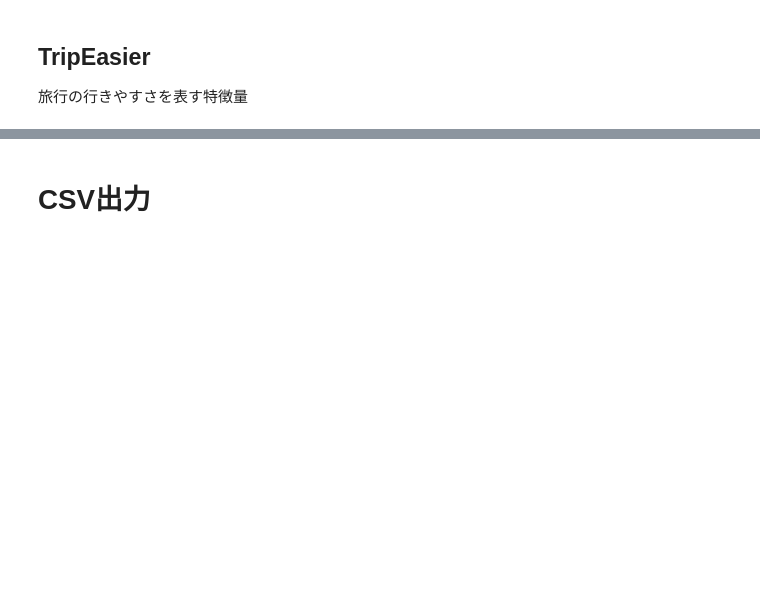
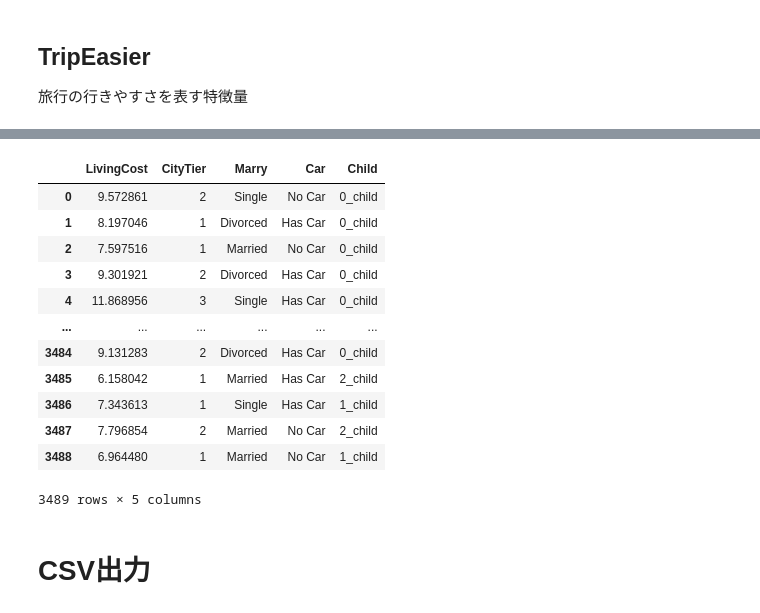
Before and after one commit to RickHub0115/SIGNATE-Summer-Cup-2024, a Jupyter notebook: scr/feature_engineering/feature_engineering.ipynb, the cells around one changed output, grey strips where cells are left out. Saved outputs shown, nothing was run; the diff lists cells and outputs as text; code cells hidden in the pictures; blank space fills up the shorter version.

```diff
--- a/scr/feature_engineering/feature_engineering.ipynb
+++ b/scr/feature_engineering/feature_engineering.ipynb
@@ -94,2 +81,43 @@ df_test['TripEasier'] = (5 - df_test['NumberOfPersonVisiting']) * df_test['Produ
+# %%
+def make_LivingCost_Child(child):
+    if child == '0_child':
+        return 0
+    elif child == '1_child':
+        return 0.1
+    elif child == '2_child':
+        return 0.2
+    else:
+        return 0.3
+# %%
+def make_LivingCost_Marry(marry):
+    if marry == 'Married':
+        return 0.1
+    else:
+        return 0
+# %%
+def make_LivingCost_Car(car):
+    if car == 'Has Car':
+        return 0.05
+    else:
+        return 0
+# %%
+df_train['LivingCost'] = df_train['MonthlyIncome'] / (df_train['CityTier'].apply(make_LivingCost_CityTier) * (1 + df_train['Child'].apply(make_LivingCost_Child) + df_train['Marry'].apply(make_LivingCost_Marry) + df_train['Car'].apply(make_LivingCost_Car)))
+df_test['LivingCost'] = df_test['MonthlyIncome'] / (df_test['CityTier'].apply(make_LivingCost_CityTier) * (1 + df_test['Child'].apply(make_LivingCost_Child) + df_test['Marry'].apply(make_LivingCost_Marry) + df_test['Car'].apply(make_LivingCost_Car)))
+# %%
+df_train[['LivingCost', 'CityTier', 'Marry', 'Car', 'Child']]
+# %% [output]
+|  | LivingCost | CityTier | Marry | Car | Child |
+| 0 | 9.572861 | 2 | Single | No Car | 0_child |
+| 1 | 8.197046 | 1 | Divorced | Has Car | 0_child |
+| 2 | 7.597516 | 1 | Married | No Car | 0_child |
+| 3 | 9.301921 | 2 | Divorced | Has Car | 0_child |
+| 4 | 11.868956 | 3 | Single | Has Car | 0_child |
+| ... | ... | ... | ... | ... | ... |
+| 3484 | 9.131283 | 2 | Divorced | Has Car | 0_child |
+| 3485 | 6.158042 | 1 | Married | Has Car | 2_child |
+| 3486 | 7.343613 | 1 | Single | Has Car | 1_child |
+| 3487 | 7.796854 | 2 | Married | No Car | 2_child |
+| 3488 | 6.964480 | 1 | Married | No Car | 1_child |
+3489 rows × 5 columns
 # %% [markdown]
 # CSV出力
```
Also changed, not shown: parts of 9 cells of this notebook, 12 other files.
